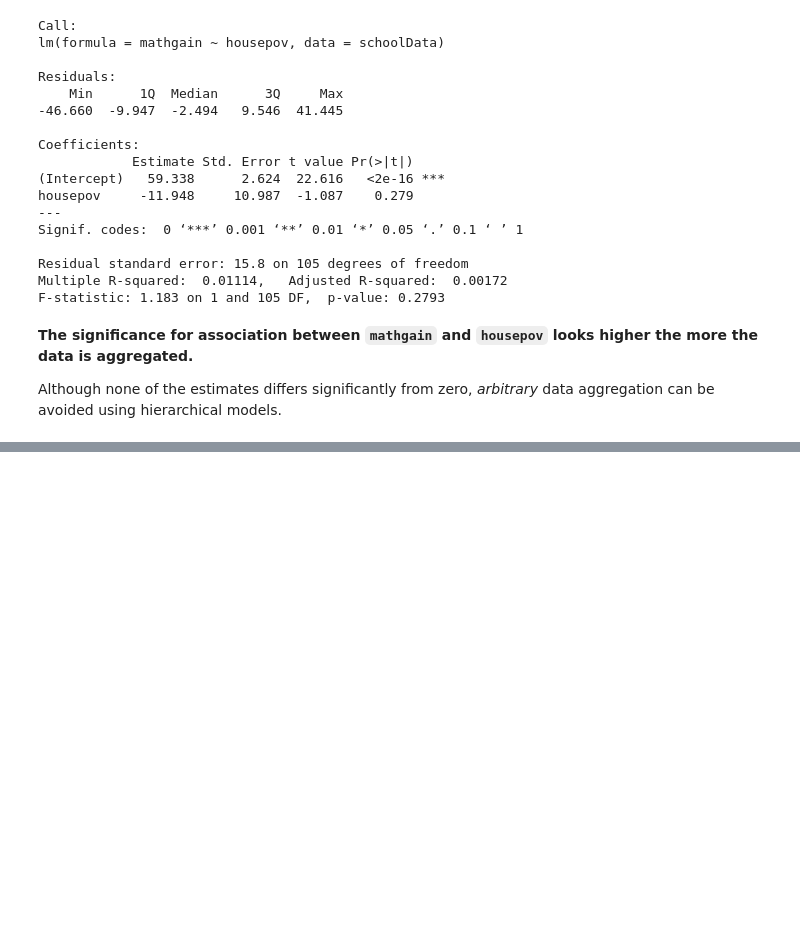
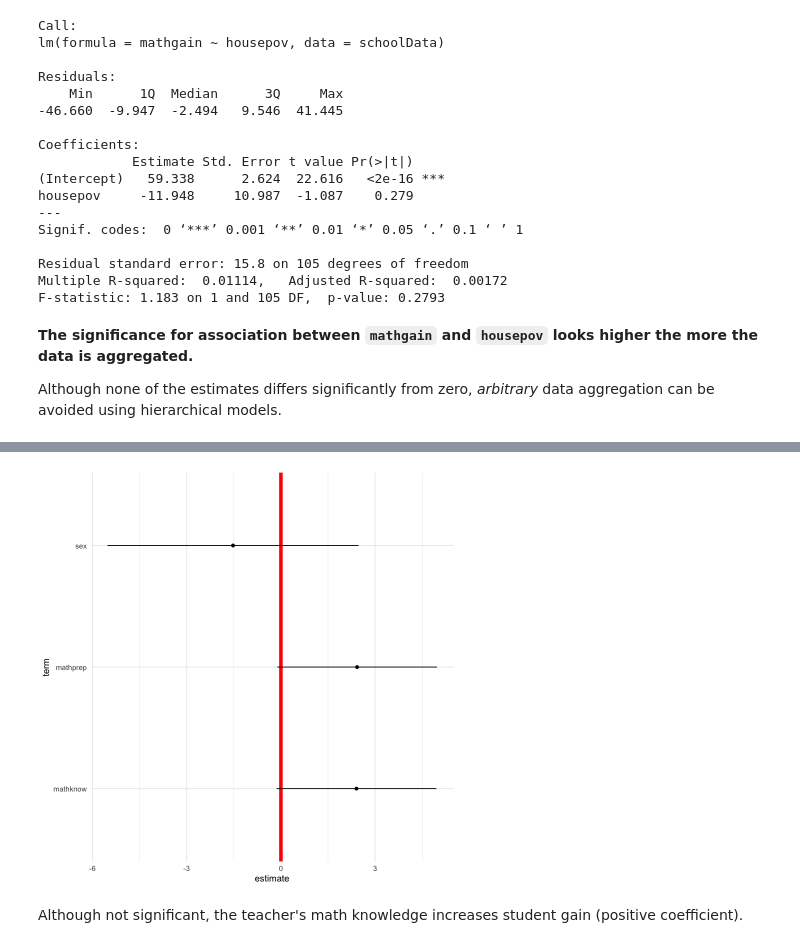
Before and after one commit to benslack19/my_DS_notes, a Jupyter notebook: analysis_and_machine_learning/LMM_datacamp_01.ipynb, the cells around one changed output, grey strips where cells are left out. Drawn from its saved outputs; the diff is of its cells as text; code cells hidden in the pictures; blank space fills up the shorter version.

```diff
--- a/analysis_and_machine_learning/LMM_datacamp_01.ipynb
+++ b/analysis_and_machine_learning/LMM_datacamp_01.ipynb
@@ -322,0 +619,11 @@ Also, when plotting a regression line in a scatter plot, use `geom_abline`, extr
+# %%
+# This data can be run and plotted here.
+
+# Mixed effect model
+lmerModel <- lmer(mathgain ~
+                  sex + mathprep + mathknow +
+                  (1|classid) + (1|schoolid),
+                  data = studentData, na.action = "na.omit",
+                  REML = TRUE)
+
+summary(lmerModel)
@@ -322,0 +668,20 @@ Also, when plotting a regression line in a scatter plot, use `geom_abline`, extr
+# %%
+# Extract out the coefficents
+modelOutPlot <- tidy(lmerModel, conf.int = TRUE)
+
+# Grab the coefficents of interest
+modelOutPlot <- modelOutPlot[ modelOutPlot$effect =="fixed" &
+                               modelOutPlot$term != "(Intercept)", ]
+
+# plot the coefficients of interest
+ggplot(modelOutPlot, aes(x = term, y = estimate,
+                             ymin = conf.low,
+                             ymax = conf.high)) +
+	theme_minimal() +
+	geom_hline(yintercept = 0.0, color = 'red', size = 2.0) +
+	geom_point() +
+	geom_linerange() + coord_flip()
+# %% [output]
+[figure, added]
+# %% [markdown]
+Although not significant, the teacher's math knowledge increases student gain (positive coefficient).
```
Also changed, not shown: parts of 61 cells of this notebook, 7 other files.
